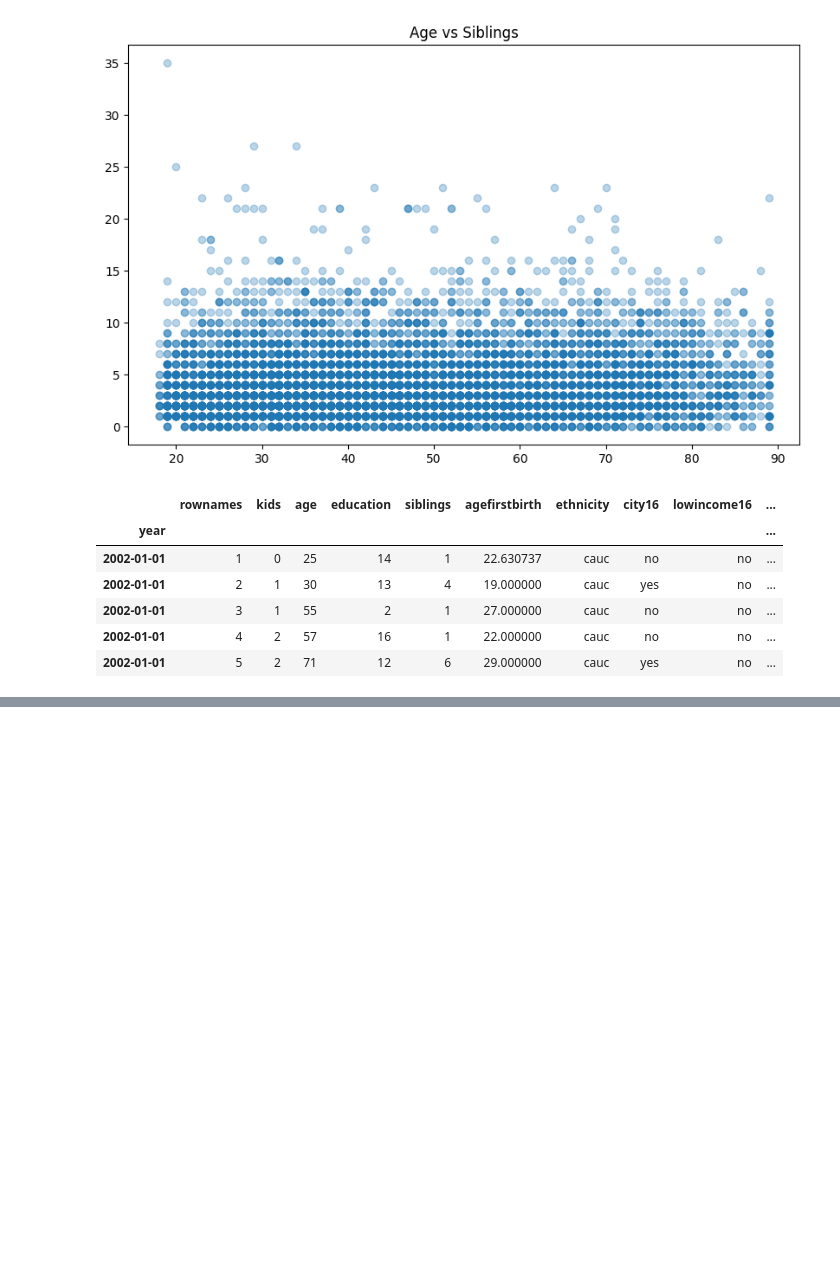
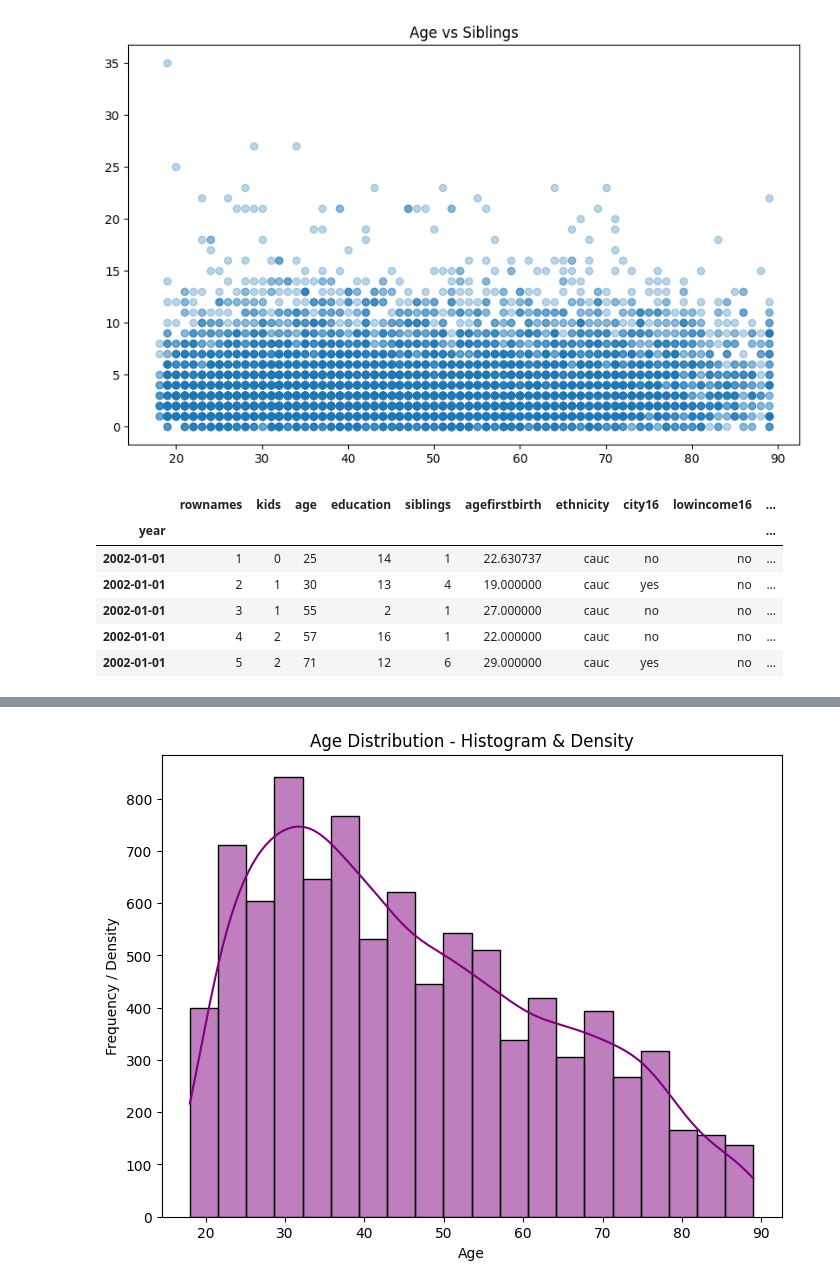
Before and after one commit to SakshamEDA-DA/DA, a Jupyter notebook: 21BDS0036_DA.ipynb, the cells around one changed output, grey strips where cells are left out. Drawn from its saved outputs; the diff is of its cells as text; code cells hidden in the pictures; blank space fills up the shorter version.

```diff
--- a/21BDS0036_DA.ipynb
+++ b/21BDS0036_DA.ipynb
@@ -269,0 +329,9 @@ data_c.head()
+# %%
+plt.figure(figsize=(8,6))
+sns.histplot(data['age'], kde=True, bins=20, color='purple')
+plt.title('Age Distribution - Histogram & Density')
+plt.xlabel('Age')
+plt.ylabel('Frequency / Density')
+plt.show()
+# %% [output]
+[figure, added]
```
Also changed, not shown: parts of 11 cells of this notebook.
